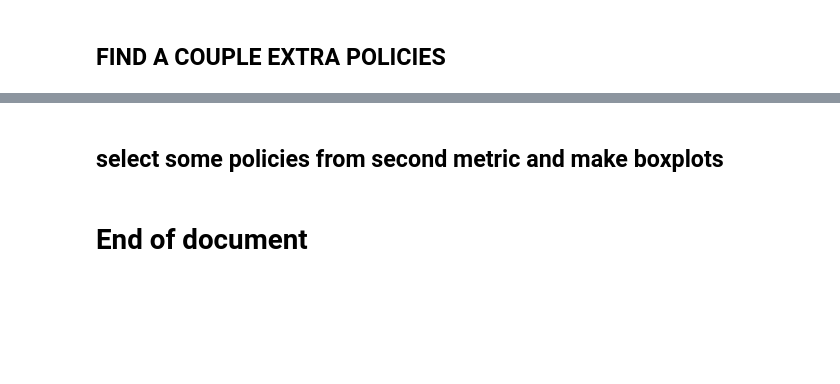
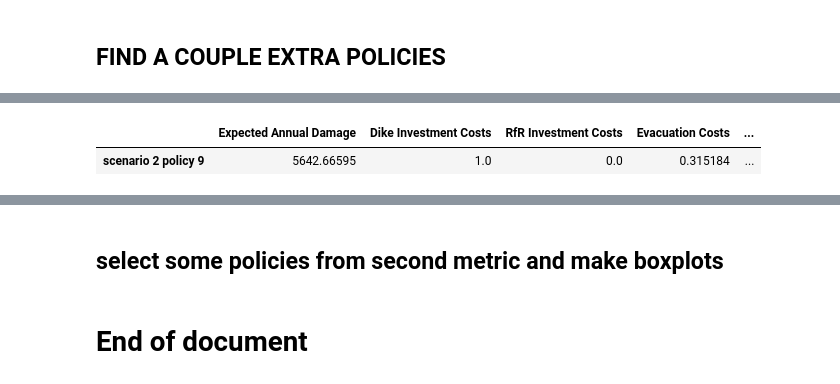
Before and after one commit to willygpv/EPA1361, a Jupyter notebook: final assignment/dike_model/Reevaluation.ipynb, the cells around one changed output, grey strips where cells are left out. Saved outputs shown, nothing was run; the diff lists cells and outputs as text; code cells hidden in the pictures; blank space fills up the shorter version.

```diff
--- a/final assignment/dike_model/Reevaluation.ipynb
+++ b/final assignment/dike_model/Reevaluation.ipynb
@@ -359,6 +436,9 @@ regret_policies_df_2
 # %%
-outcomes_reev_df_pol = data[data.index == 'scenario 2 policy 9']
+outcomes_reev_df_pol = data_domain[data_domain.index == 'scenario 2 policy 9']
 outcomes_reev_df_pol
+# %% [output]
+|  | Expected Annual Damage | Dike Investment Costs | RfR Investment Costs | Evacuation Costs | ... |
+| scenario 2 policy 9 | 5642.66595 | 1.0 | 0.0 | 0.315184 | ... |
 # %%
 from ema_workbench.analysis import parcoords
 import matplotlib.lines as mlines
```
Also changed, not shown: parts of 21 cells of this notebook, 23 other files.
